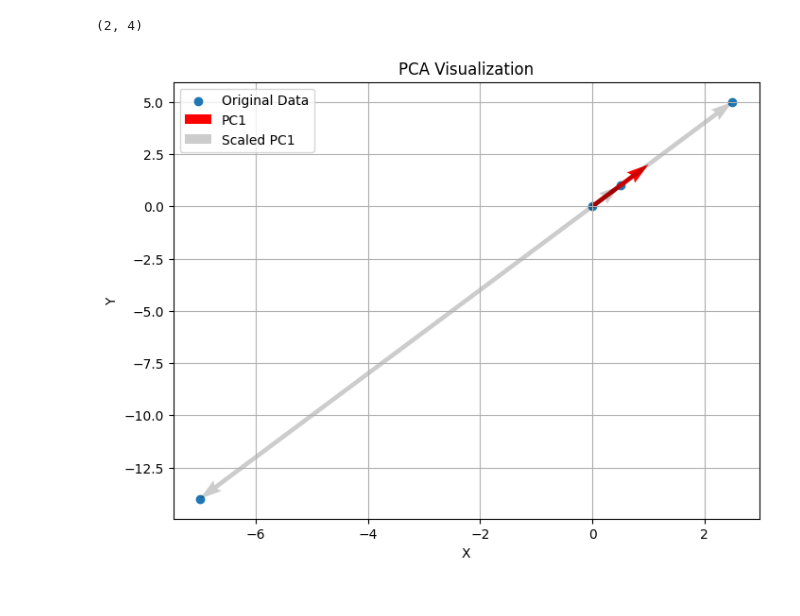
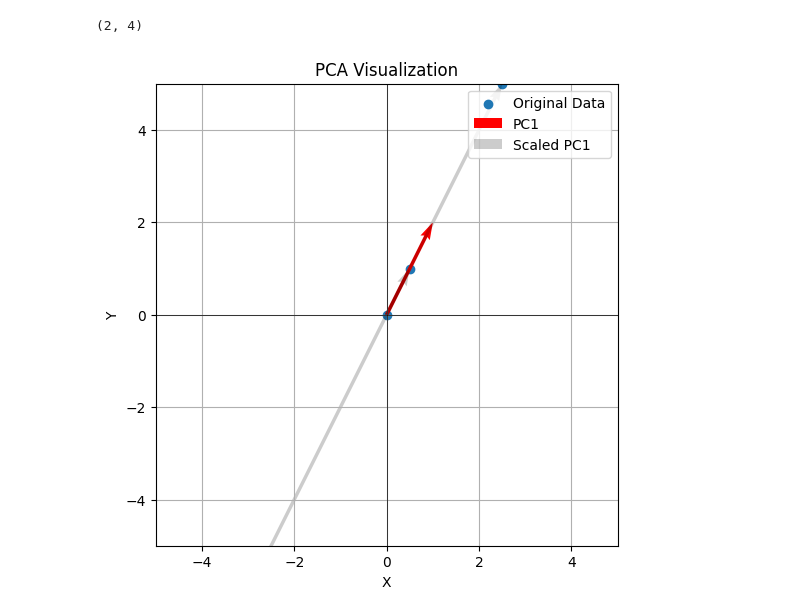
Before and after one commit to k26rahul/Machine-Learning-IITM, a Jupyter notebook: week-1/representation-learning-part-1.ipynb, the cells around one changed output. Cells and saved outputs as stored; diff of their text form; code cells hidden in the pictures.

```diff
--- a/week-1/PCA-W1-RL1.ipynb
+++ b/week-1/representation-learning-part-1.ipynb
@@ -7,14 +9,17 @@ import numpy as np
 np.set_printoptions(precision=4, suppress=True)
 # %%
-X = np.column_stack([
+X = np.array([
     [-7, -14],
     [2.5, 5],
     [0.5, 1],
     [0, 0],
-])
-
+]).T
 X
 X.shape
+
+X_mean = np.mean(X, axis=1, keepdims=True)
+X_mean
+X_mean.shape
 # %% [output]
 array([[ -7. ,   2.5,   0.5,   0. ],
        [-14. ,   5. ,   1. ,   0. ]])
@@ -153,27 +150,32 @@ array([[ -7. ,   2.5,   0.5,   0. ],
        [-14. ,   5. ,   1. ,   0. ]])
 (2, 4)
 # %%
-import matplotlib.pyplot as plt
-
-
 def plot_pca_visualization():
   plt.figure(figsize=(8, 6))
   plt.scatter(X[0], X[1], label='Original Data')
   plt.quiver(0, 0, W[0][0], W[0][1], angles='xy',
              scale_units='xy', scale=1, color='r', label='PC1')
 
   for i in range(len(X_transformed[0])):
     scalar = X_transformed[0][i]
     plt.quiver(0, 0, W[0][0] * scalar, W[0][1] * scalar, angles='xy',
                scale_units='xy', scale=1, alpha=0.2, label='Scaled PC1' if i == 0 else "")
 
+  plt.gca().set_aspect('equal', adjustable='box')
   plt.legend()
   plt.grid(True)
   plt.title('PCA Visualization')
   plt.xlabel('X')
   plt.ylabel('Y')
 
+  plt.axhline(0, color='black', linewidth=0.5)
+  plt.axvline(0, color='black', linewidth=0.5)
+
+  lim = 5  # try 5, 15
+  plt.xlim(-lim, lim)
+  plt.ylim(-lim, lim)
+
 
 plot_pca_visualization()
 # %% [output]
-[figure, old version]
+[figure, new version]
```
Also changed, not shown: parts of 10 cells of this notebook, 8 other files.
